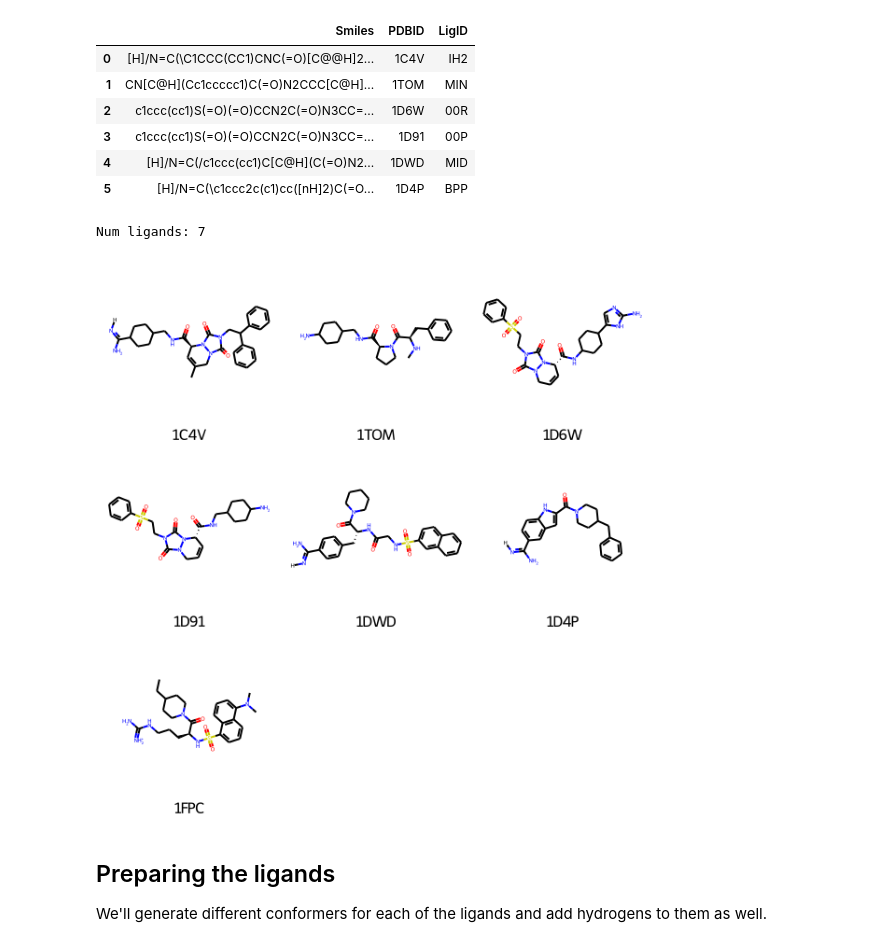
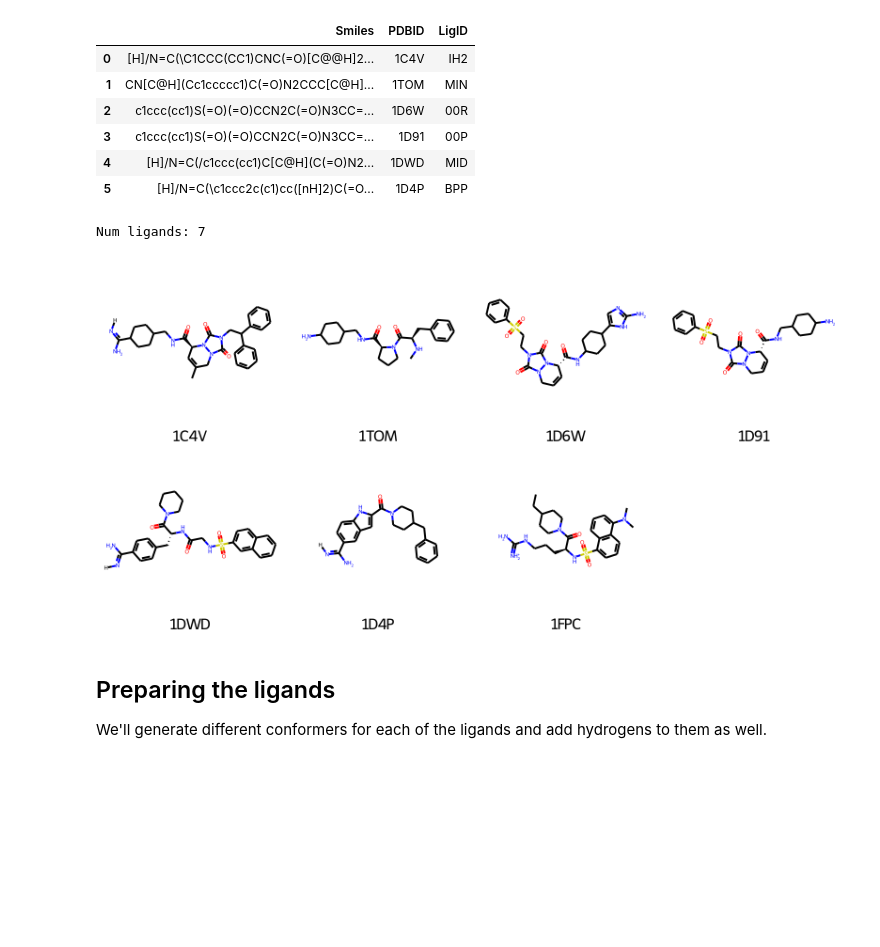
Before and after one commit to uibcdf/OpenPharmacophore-Tools, a Jupyter notebook: notebooks/ligand_based/thrombin/thrombin.ipynb, the cells around one changed output. Saved outputs shown, nothing was run; the diff lists cells and outputs as text; code cells hidden in the pictures; blank space fills up the shorter version.

```diff
--- a/notebooks/ligand_based/thrombin/thrombin.ipynb
+++ b/notebooks/ligand_based/thrombin/thrombin.ipynb
@@ -54,10 +56,10 @@ def load_ligands():
 # %%
 ligands = load_ligands()
 legends = [l.GetProp("_Name") for l in ligands]
-Draw.MolsToGridImage(ligands, legends=legends)
+Draw.MolsToGridImage(ligands, legends=legends, molsPerRow=4)
 # %% [output]
 Num ligands: 7
-[figure, old version]
+[figure, new version]
 # %% [markdown]
 ## Preparing the ligands
 
```
Also changed, not shown: parts of 17 cells of this notebook, 5 other files.
